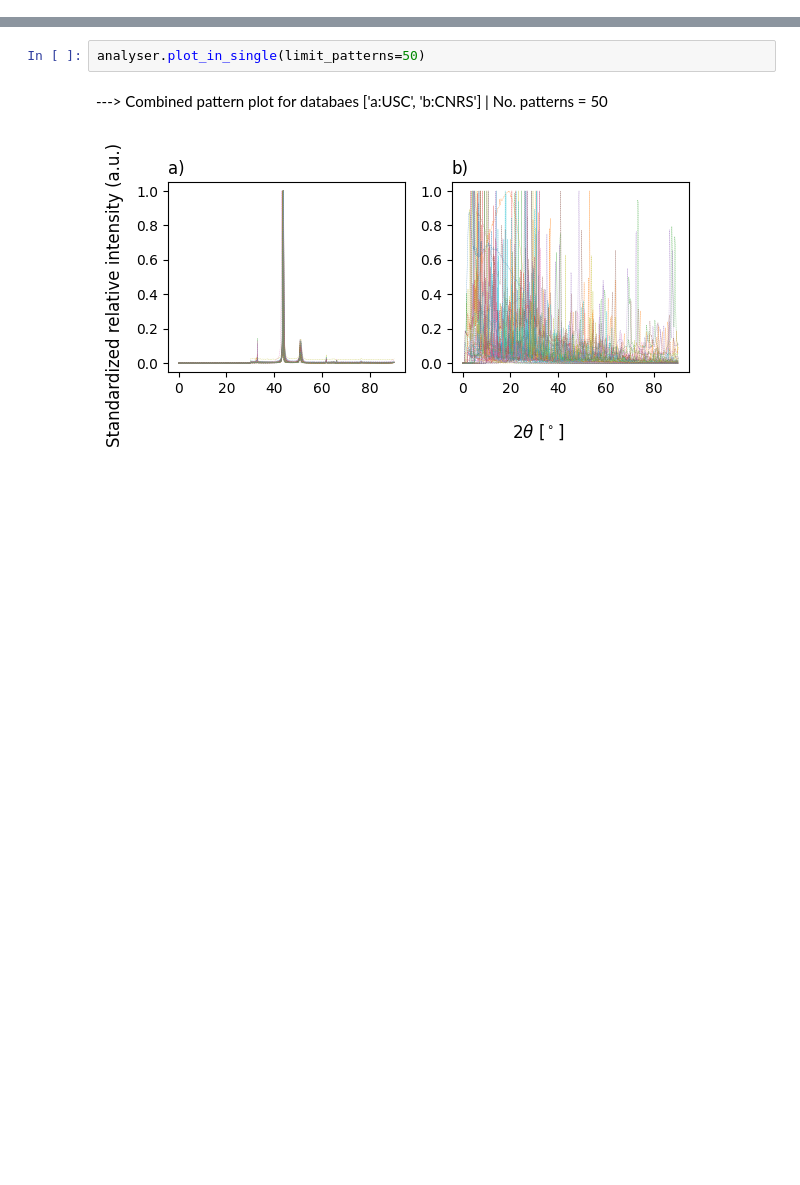
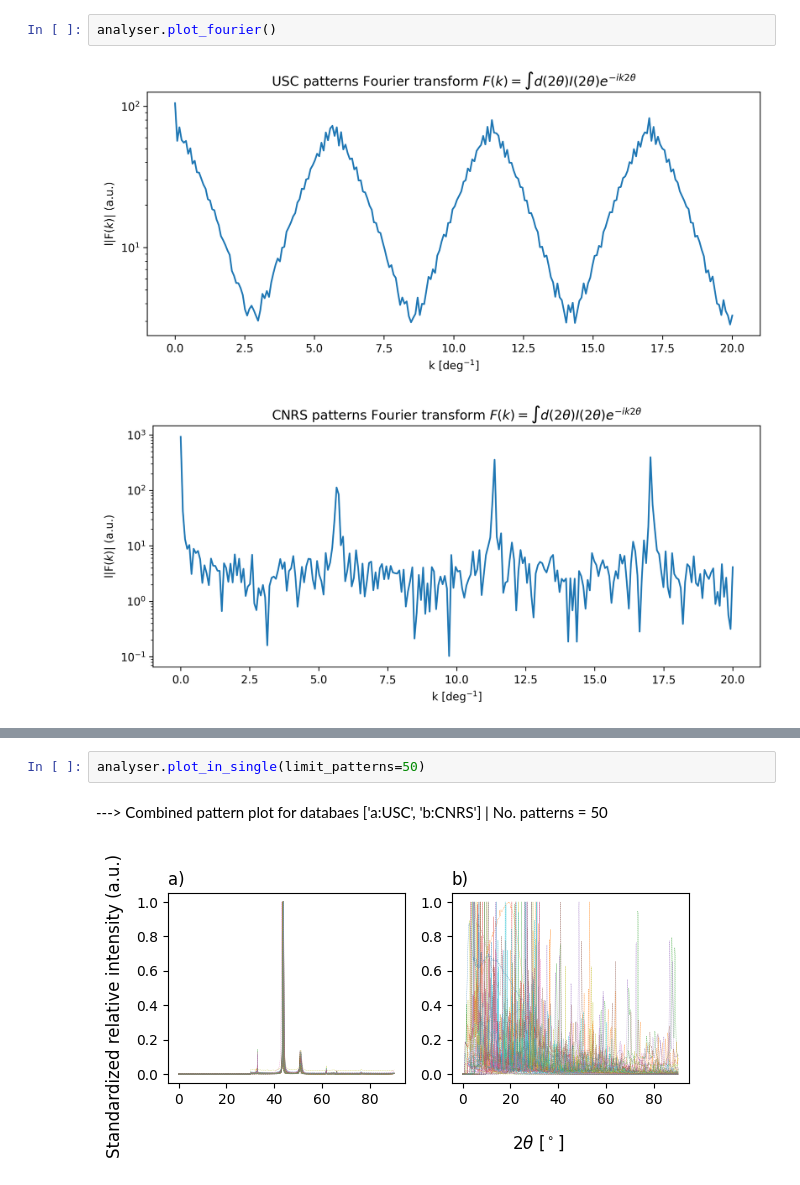
Before and after one commit to aimat-lab/opXRD, a Jupyter notebook: opxrd/plots.ipynb, the cells around one changed output, grey strips where cells are left out. Drawn from its saved outputs; the diff is of its cells as text; blank space fills up the shorter version.

```diff
--- a/opxrd/plots.ipynb
+++ b/opxrd/plots.ipynb
@@ -24 +280,6 @@ analyser = DatabaseAnalyser(databases=test_databases, output_dirpath='/tmp/opxrd
+# %%
+analyser.plot_fourier()
+# %% [output]
+[figure, added]
+[figure, added]
 # %%
```
Also changed, not shown: parts of 6 cells of this notebook, 1 other file.
